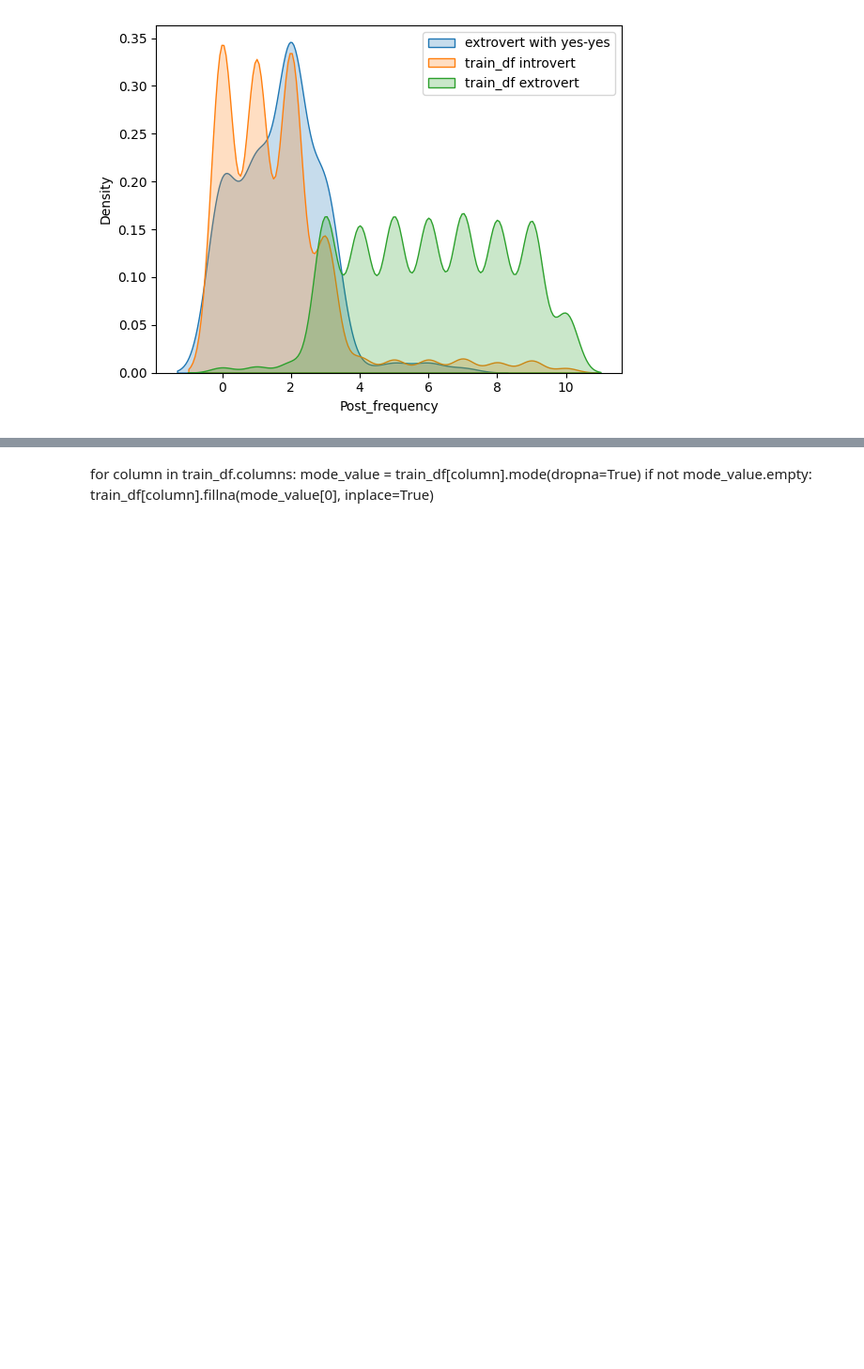
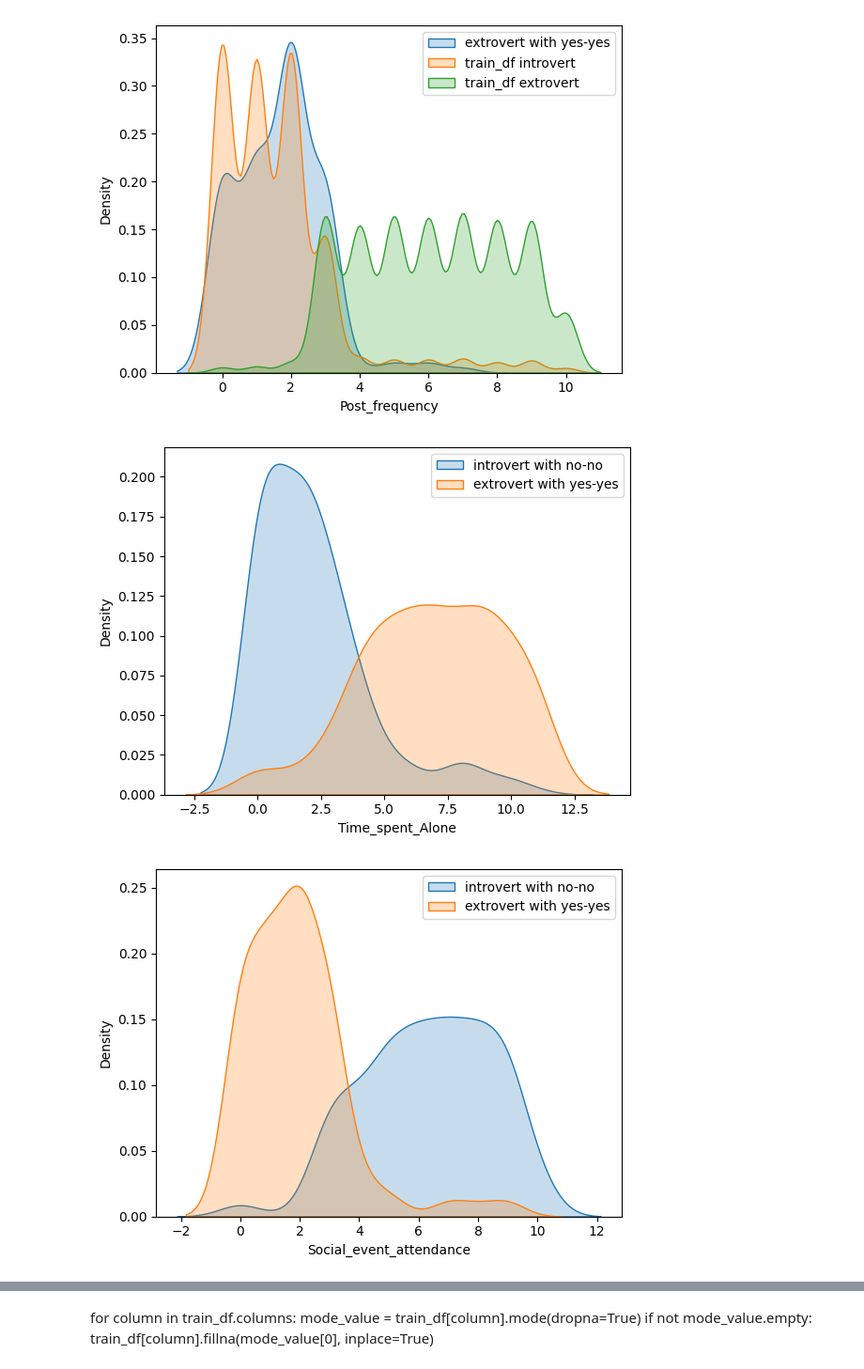
Before and after one commit to PiotrPieciak/LEARN_06_KAGGLE_Predict_Introverts, a Jupyter notebook: notebooks/01_Introverts_and_extroverts_EDA.ipynb, the cells around one changed output, grey strips where cells are left out. Shown at 94% size. Saved outputs shown, nothing was run; the diff lists cells and outputs as text; code cells hidden in the pictures; blank space fills up the shorter version.

Commit message:
Kaggle Notebook | 01_Introverts_and_extroverts_EDA | Version 20

```diff
--- a/notebooks/01_Introverts_and_extroverts_EDA.ipynb
+++ b/notebooks/01_Introverts_and_extroverts_EDA.ipynb
@@ -295,3 +296,14 @@ for col in test_df.columns:
 [figure]
 [figure]
 [figure]
+# %%
+for col in test_df.columns:
+    if col != 'id' and test_df[col].dtype in[np.int64,np.float64]:
+        sns.kdeplot(introvert_no_no_df[col], label='introvert with no-no', fill=True)
+        sns.kdeplot(extrovert_yes_yes_df[col], label='extrovert with yes-yes', fill=True)
+
+        plt.legend()
+        plt.show()
+# %% [output]
+[figure, added]
+[figure, added]
```
Also changed, not shown: parts of 3 cells of this notebook.
